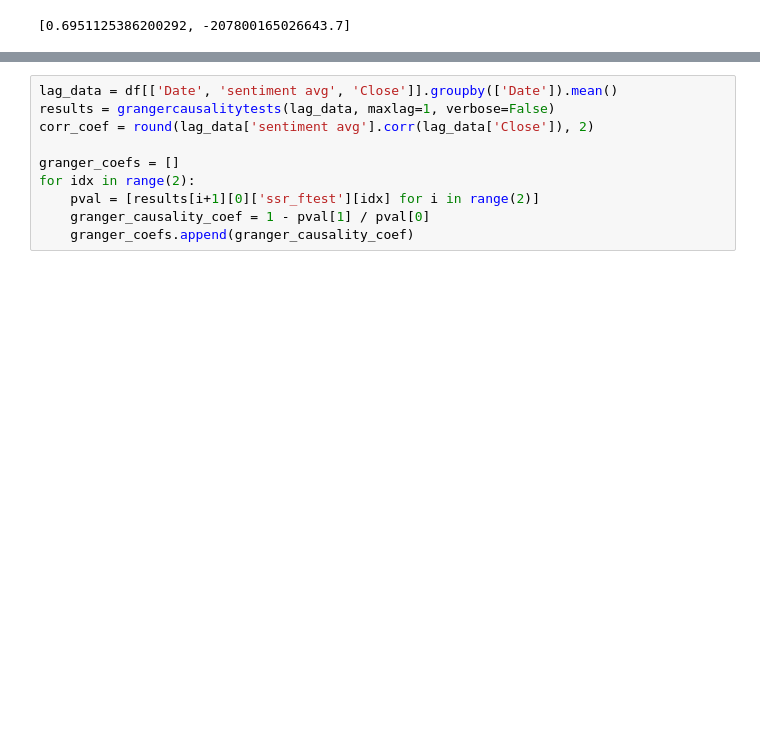
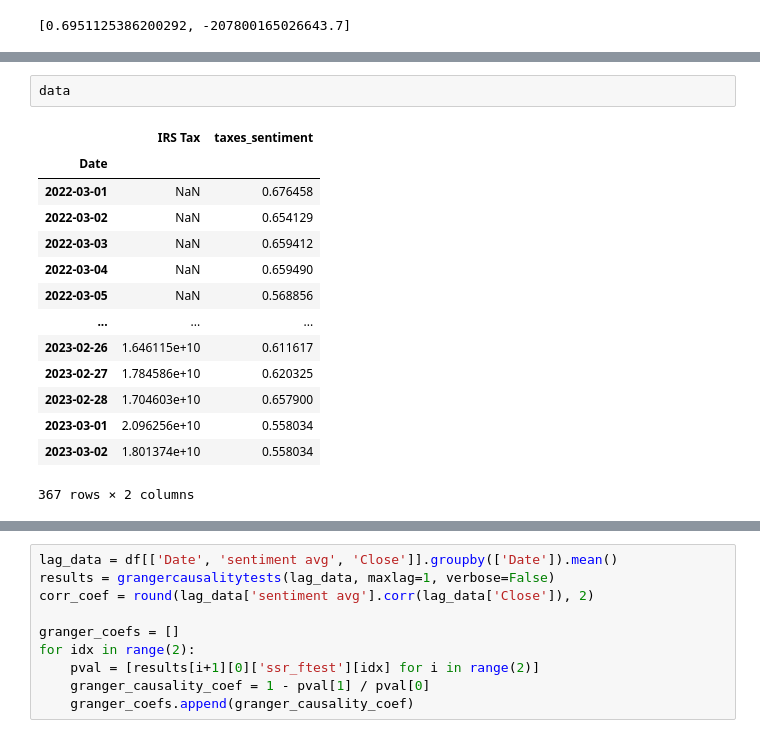
Before and after one commit to danielosetiawan/NLP_sentiment_analysis, a Jupyter notebook: Plotly - Sentiment v. Stock & Topics.ipynb, the cells around one changed output, grey strips where cells are left out. Cells and saved outputs as stored; diff of their text form; blank space fills up the shorter version.

```diff
--- a/Plotly - Sentiment v. Stock.ipynb
+++ b/Plotly - Sentiment v. Stock & Topics.ipynb
@@ -480,0 +500,17 @@ coefs
+# %%
+data
+# %% [output]
+|  | IRS Tax | taxes_sentiment |
+| Date |  |  |
+| 2022-03-01 | NaN | 0.676458 |
+| 2022-03-02 | NaN | 0.654129 |
+| 2022-03-03 | NaN | 0.659412 |
+| 2022-03-04 | NaN | 0.659490 |
+| 2022-03-05 | NaN | 0.568856 |
+| ... | ... | ... |
+| 2023-02-26 | 1.646115e+10 | 0.611617 |
+| 2023-02-27 | 1.784586e+10 | 0.620325 |
+| 2023-02-28 | 1.704603e+10 | 0.657900 |
+| 2023-03-01 | 2.096256e+10 | 0.558034 |
+| 2023-03-02 | 1.801374e+10 | 0.558034 |
+367 rows × 2 columns
```
Also changed, not shown: parts of 8 cells of this notebook, 2 other files.
